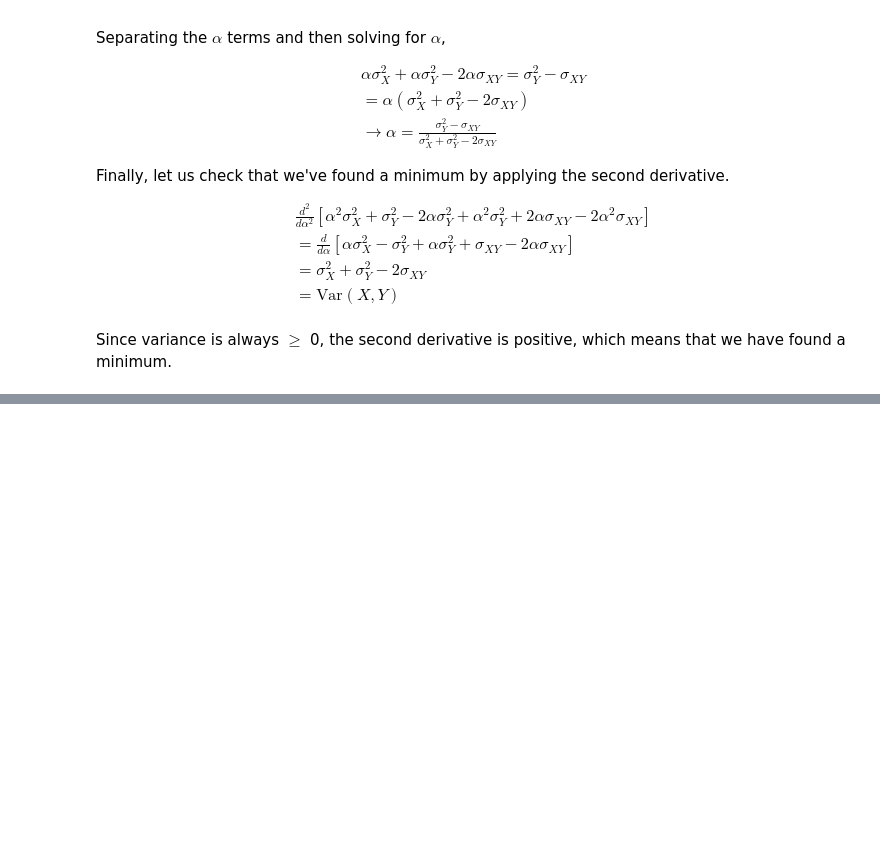
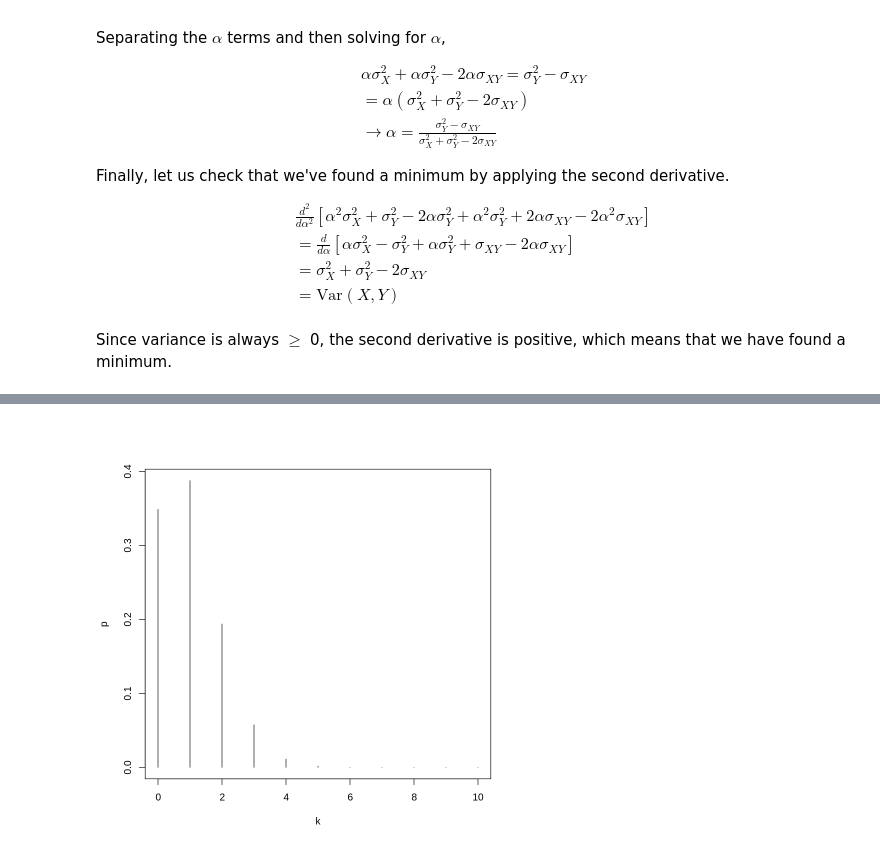
Before and after one commit to nicklausmillican/ISLR_R, a Jupyter notebook: ISLR_R_Ch5.ipynb, the cells around one changed output, grey strips where cells are left out. Saved outputs shown, nothing was run; the diff lists cells and outputs as text; code cells hidden in the pictures; blank space fills up the shorter version.

```diff
--- a/ISLR_R_Ch5.ipynb
+++ b/ISLR_R_Ch5.ipynb
@@ -65,0 +135,10 @@ Since variance is always $\ge$ 0, the second derivative is positive, which means
+# %%
+n <- 10
+X <- 0:n
+
+p_k <- data.frame("k" = X,
+                  "p" = dbinom(x=X, size=n, prob=1/n))
+
+plot(p ~ k, data=p_k, type="h")
+# %% [output]
+[figure, added]
```
Also changed, not shown: parts of 15 cells of this notebook.
